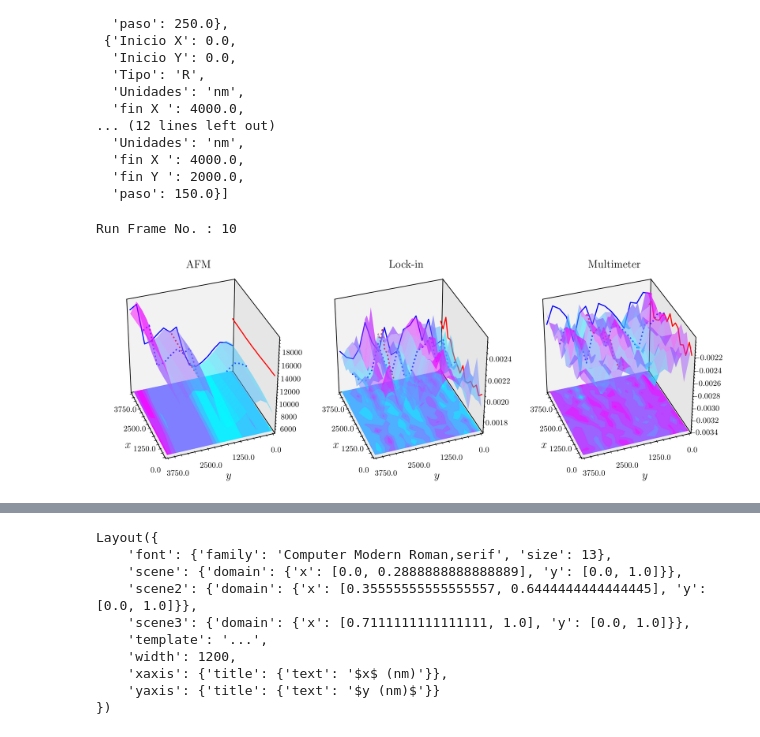
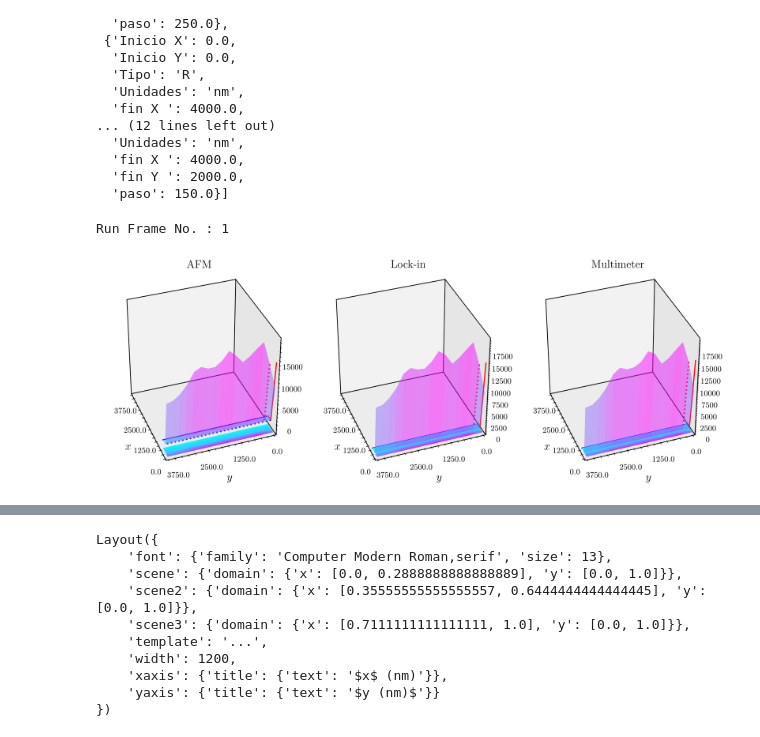
Before and after one commit to NanophotonIICOs/puppy-project, a Jupyter notebook: notebooks/analysis.ipynb, the cells around one changed output, grey strips where cells are left out. Cells and saved outputs as stored; diff of their text form; code cells hidden in the pictures.

```diff
--- a/notebooks/analysis.ipynb
+++ b/notebooks/analysis.ipynb
@@ -7,14 +7,17 @@ import glob
 from os import walk
 from matplotlib.gridspec import GridSpec
 from IPython.display import display, clear_output
-from nano_lab import experiments, read_data
+from nano_lab import experiments, get_data
 from mpl_toolkits.axes_grid1 import make_axes_locatable,ImageGrid
 from matplotlib.gridspec import GridSpec
 import matplotlib as mpl
 mpl.rcParams.update(mpl.rcParamsDefault)
 plt.style.use('../src/plotstyle.mplstyle')
-exp= read_data('nano-lab','nsom','fg163r',False)
+exp= get_data('nano-lab','nsom','fg163r',False)
 
 meas = exp.exp_meas
 
-exp.get_spectra(meas)
+attrs, data = exp.get_spectra(meas[0])
+afm=data[0][:,0]
+nsom = data[0][:,1]
+multimeter = data[0][:,2]
@@ -159,29 +114,8 @@ import warnings
 warnings.filterwarnings("ignore")
 
 
-class afm_nsom:
-    def __init__(self,alldata,measure):
-        self.alldata=alldata
-        self.measure = measure
-        self.afm_nsom_data = self.alldata[self.measure][0]
-        self.xi=0;self.xf=self.afm_nsom_data.shape[1]
-        self.yi=0;self.yf=self.afm_nsom_data.shape[0]
-        self.afm         = self.afm_nsom_data[:,:,0]
-        self.lockin      =  self.afm_nsom_data[:,:,1]
-        self.multimeter  =  self.afm_nsom_data[:,:,2]
 
-
-        try:
-            self.amplitud = self.alldata[self.measure][1]
-            self.fase = self.alldata[self.measure][2]
-        except:
-            pass
-
-
-exptoanalysis =afm_nsom(exp.data,1)
-afm    = exptoanalysis.afm
-lockin =  exptoanalysis.lockin
-multimeter =  exptoanalysis.multimeter
+lockin = nsom
 nx, ny = afm.shape[1], afm.shape[0]
 x, y = np.meshgrid(np.arange(0, nx, 1), np.arange(0, ny, 1))
 
@@ -239,36 +173,36 @@ def plotexps(ax1,ax2,ax3,afm,lockin,multimeter,line,comap,**kwargs):
     for axs in fig.axes:
         axs.set_xlim(0.,16.)
         axs.set_ylim(0.,16.)
         axs.set_box_aspect((1, 1, 1))
         axs.grid(False)
         axs.set_xlabel(r'$x$',fontsize=15)
         axs.set_ylabel(r'$y$',fontsize=15)
         axs.locator_params(axis='x', nbins=5)
         axs.locator_params(axis='y', nbins=5)
         newlabels = new_axislabels(axs,250)
         axs.set_xticklabels(newlabels)
         axs.set_yticklabels(newlabels)
         axs.view_init(elev=35, azim=160)
         #axs.ticklabel_format(style='sci',axis='z',scilimits=(0,0))
         for axis in [axs.w_xaxis, axs.w_yaxis, axs.w_zaxis]:
             axis.line.set_linewidth(1)
             axis.pane.set_edgecolor('#000000')
             axis.pane.set_linewidth(1)
             axis.pane.set_alpha(1)
     return fig
 
 def animate(frame):
     clear_output(wait=True)
     print("Run Frame No. :",frame)
     return plotexps(ax1,ax2,ax3,afm,lockin,multimeter,frame,"cool")
 
 
 animation = animation.FuncAnimation(fig,animate,frames=np.arange(0,16)[::-1])
 
-animate(10)
+animate(1)
 # %% [output]
-Run Frame No. : 10
+Run Frame No. : 1
-[figure, old version]
+[figure, new version]
 # %%
 # %%time
 
```
Also changed, not shown: parts of 4 cells of this notebook, 3 other files.
